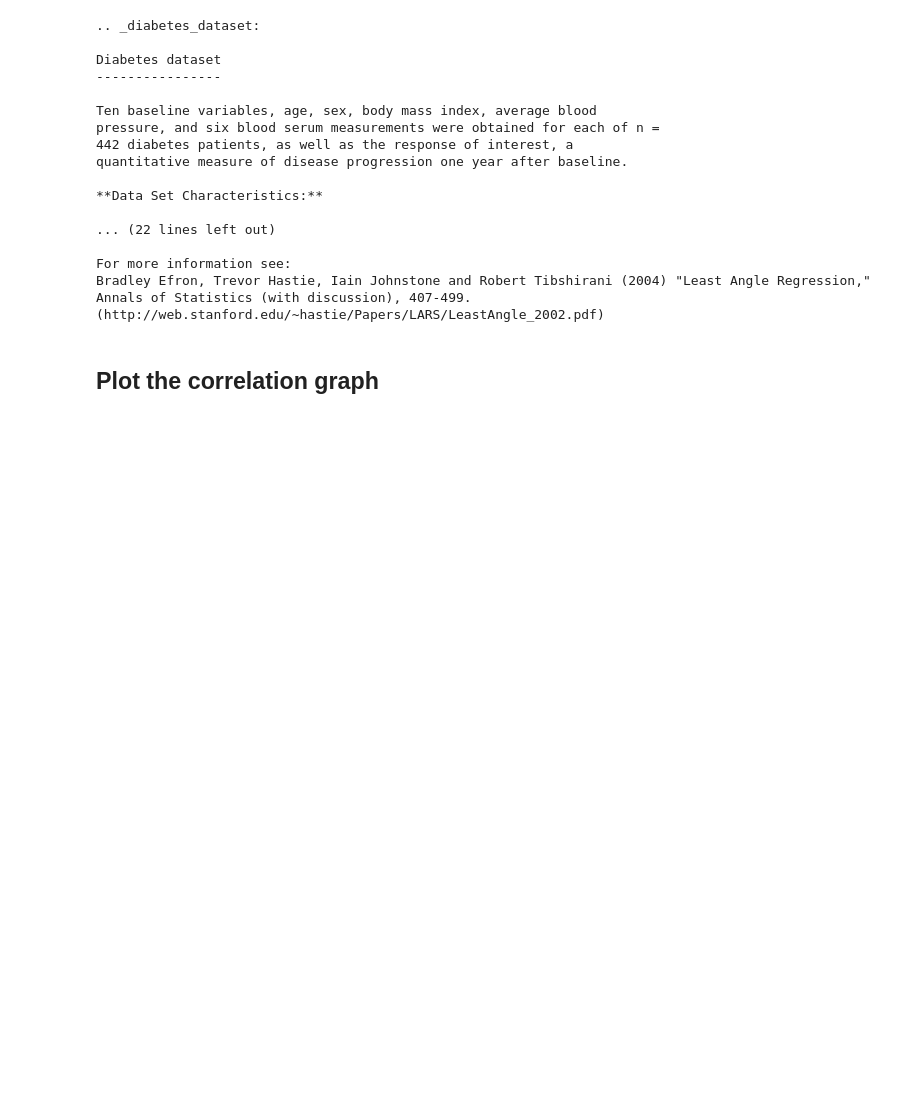
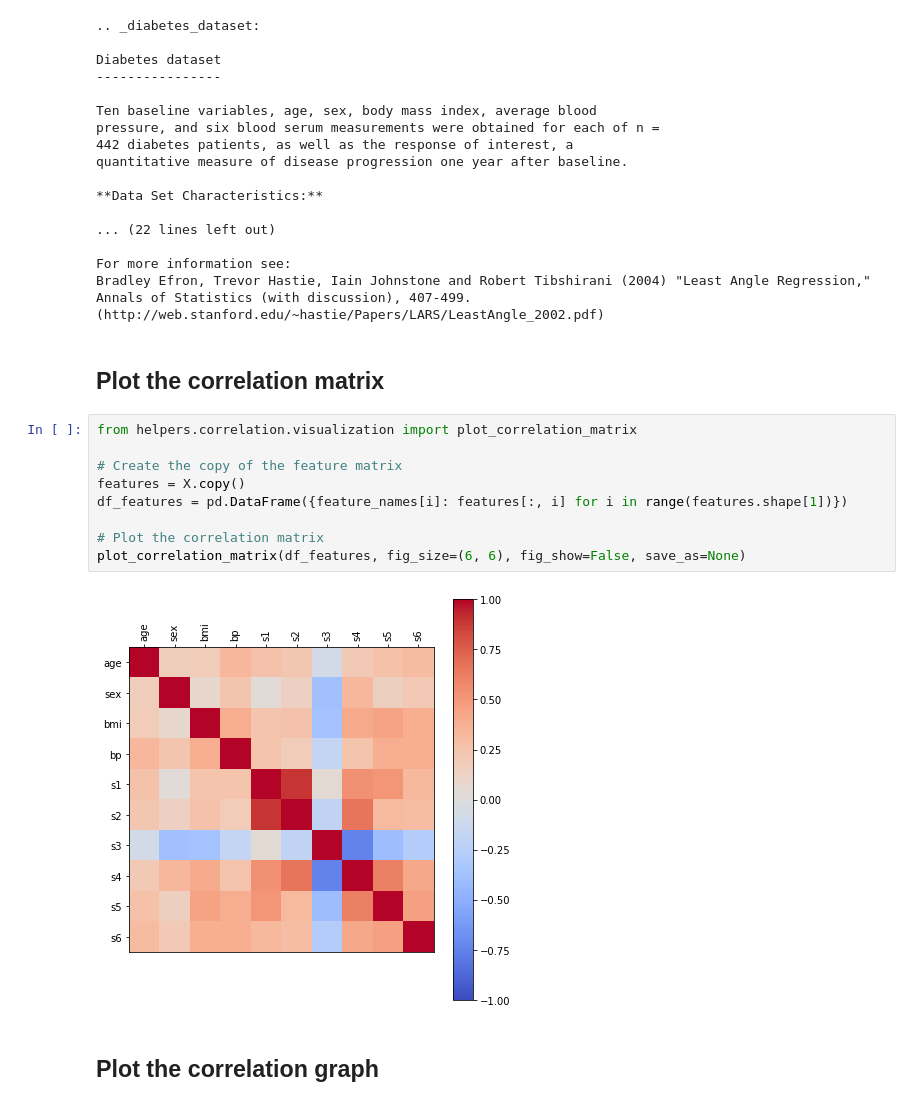
Before and after one commit to zgalaz/data-science-helpers, a Jupyter notebook: notebooks/correlation_notebook.ipynb, the cells around one changed output. Cells and saved outputs as stored; diff of their text form; blank space fills up the shorter version.

Commit message:
Added correlation matrix visualization to correlation notebook

```diff
--- a/notebooks/correlation_notebook.ipynb
+++ b/notebooks/correlation_notebook.ipynb
@@ -48,6 +49,19 @@ quantitative measure of disease progression one year after baseline.
 For more information see:
 Bradley Efron, Trevor Hastie, Iain Johnstone and Robert Tibshirani (2004) "Least Angle Regression," Annals of Statistics (with discussion), 407-499.
 (http://web.stanford.edu/~hastie/Papers/LARS/LeastAngle_2002.pdf)
+# %% [markdown]
+## Plot the correlation matrix
+# %%
+from helpers.correlation.visualization import plot_correlation_matrix
+
+# Create the copy of the feature matrix
+features = X.copy()
+df_features = pd.DataFrame({feature_names[i]: features[:, i] for i in range(features.shape[1])})
+
+# Plot the correlation matrix
+plot_correlation_matrix(df_features, fig_size=(6, 6), fig_show=False, save_as=None)
+# %% [output]
+[figure, added]
 # %% [markdown]
 ## Plot the correlation graph
 # %% [markdown]
```
Also changed, not shown: parts of 1 cell of this notebook.
